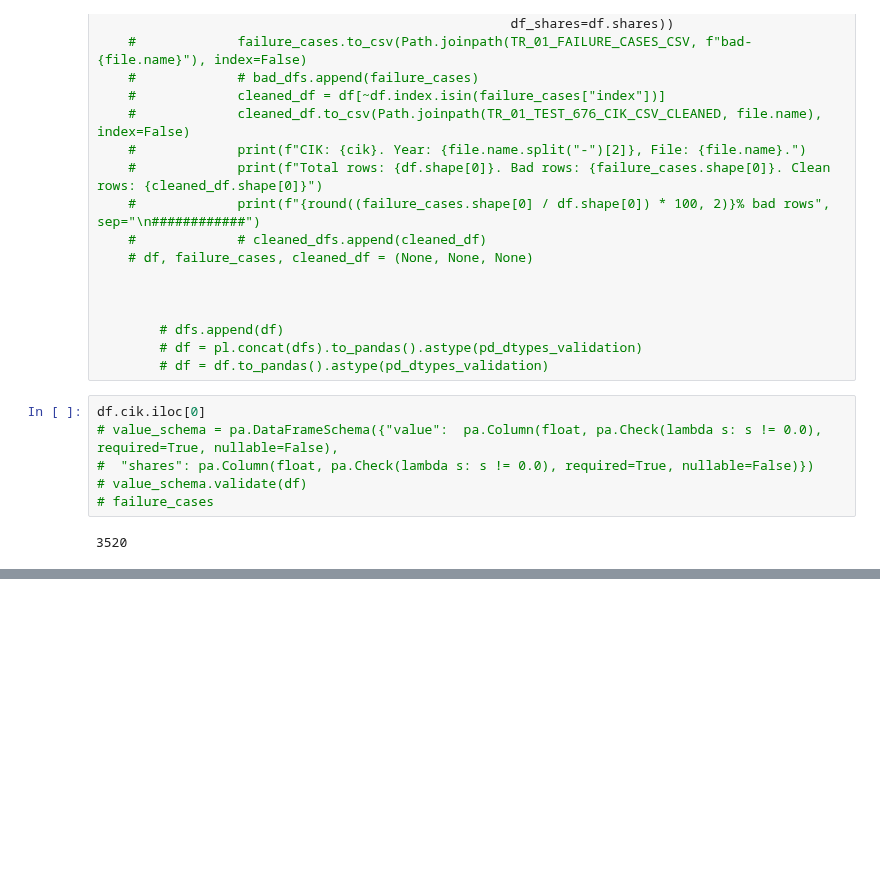
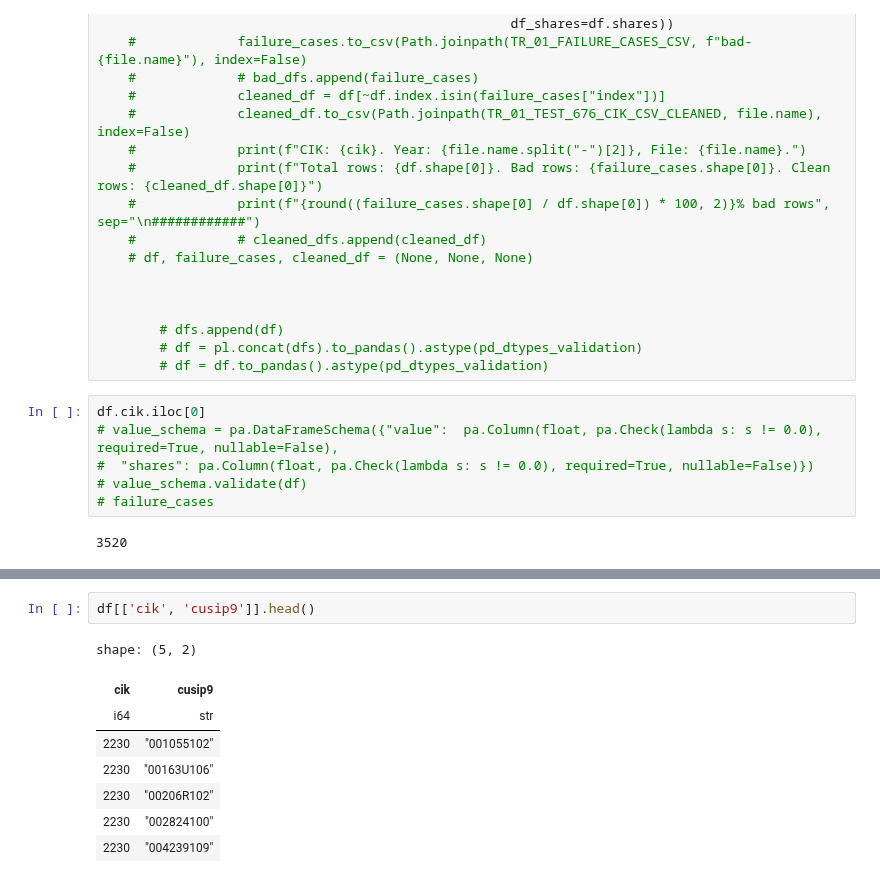
Before and after one commit to kuatroka/visualisation_training, a Jupyter notebook: altair_tutorial/notebooks/regex_tutorial.ipynb, the cells around one changed output, grey strips where cells are left out. Saved outputs shown, nothing was run; the diff lists cells and outputs as text; blank space fills up the shorter version.

```diff
--- a/altair_tutorial/notebooks/regex_tutorial.ipynb
+++ b/altair_tutorial/notebooks/regex_tutorial.ipynb
@@ -1993,0 +2070,11 @@ df.cik.iloc[0]
+# %%
+df[['cik', 'cusip9']].head()
+# %% [output]
+shape: (5, 2)
+| cik | cusip9 |
+| i64 | str |
+| 2230 | "001055102" |
+| 2230 | "00163U106" |
+| 2230 | "00206R102" |
+| 2230 | "002824100" |
+| 2230 | "004239109" |
```
Also changed, not shown: parts of 2 cells of this notebook, 3 other files.
